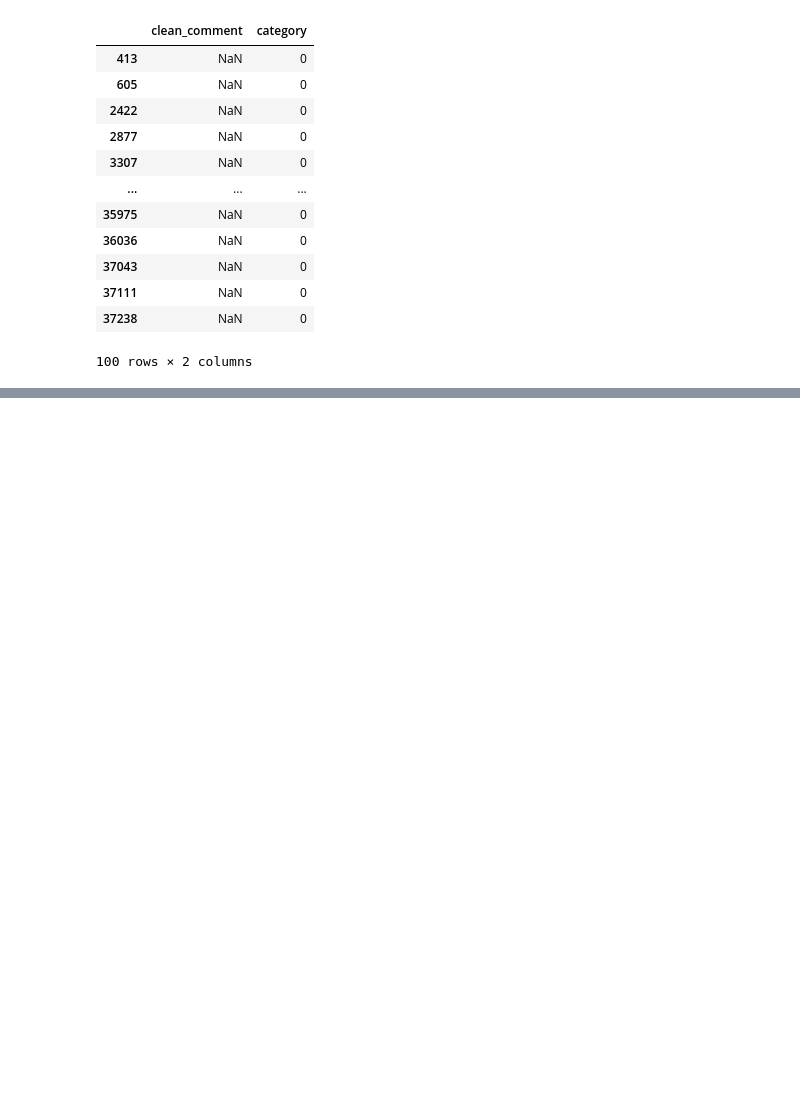
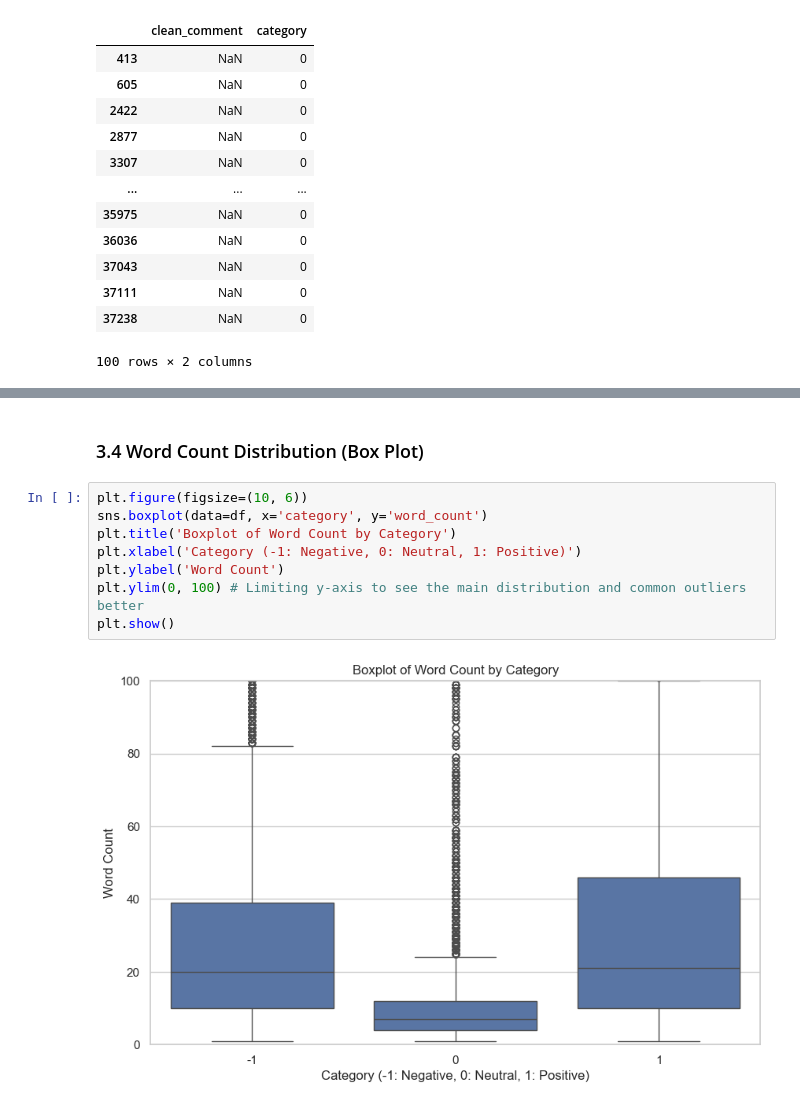
Before and after one commit to Rasath16/Youtube-Sentiment-Pipeline, a Jupyter notebook: EDA_notebook.ipynb, the cells around one changed output, grey strips where cells are left out. Cells and saved outputs as stored; diff of their text form; blank space fills up the shorter version.

```diff
--- a/EDA_notebook.ipynb
+++ b/EDA_notebook.ipynb
@@ -165,0 +231,12 @@ comments_with_newline_remaining
+# %% [markdown]
+### 3.4 Word Count Distribution (Box Plot)
+# %%
+plt.figure(figsize=(10, 6))
+sns.boxplot(data=df, x='category', y='word_count')
+plt.title('Boxplot of Word Count by Category')
+plt.xlabel('Category (-1: Negative, 0: Neutral, 1: Positive)')
+plt.ylabel('Word Count')
+plt.ylim(0, 100) # Limiting y-axis to see the main distribution and common outliers better
+plt.show()
+# %% [output]
+[figure, added]
```
Also changed, not shown: parts of 32 cells of this notebook.
